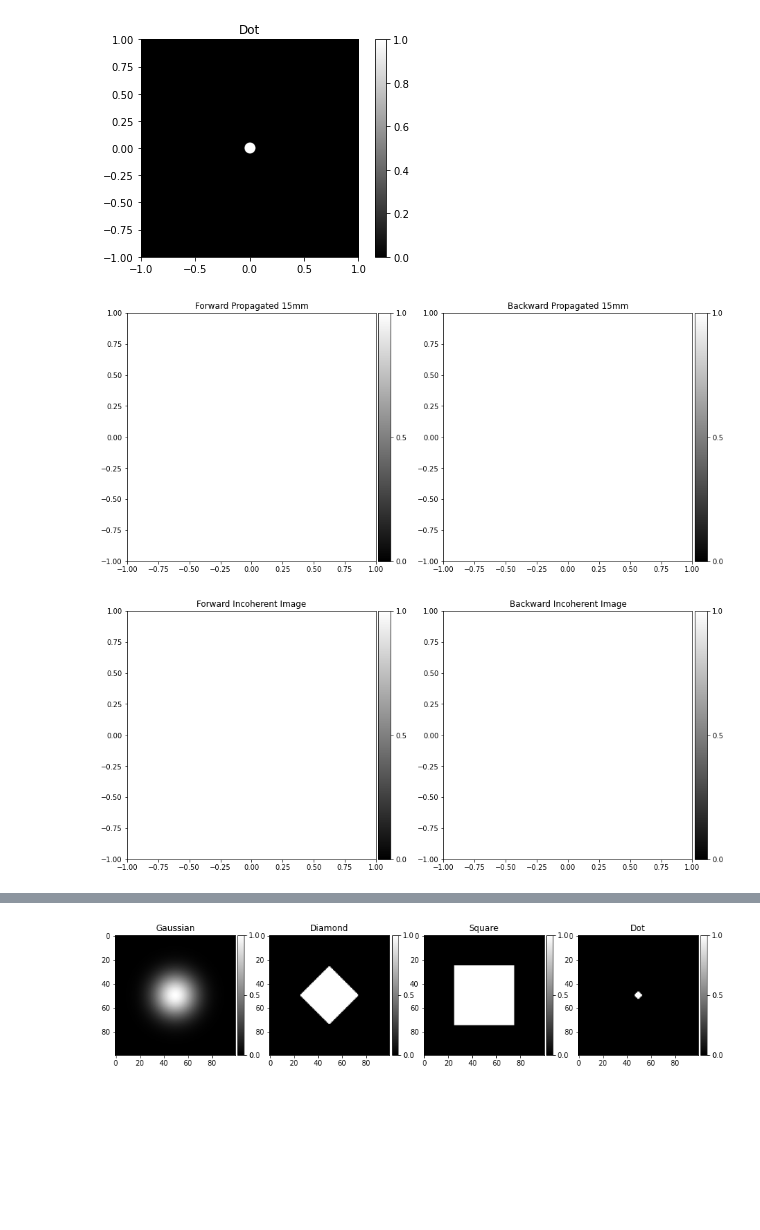
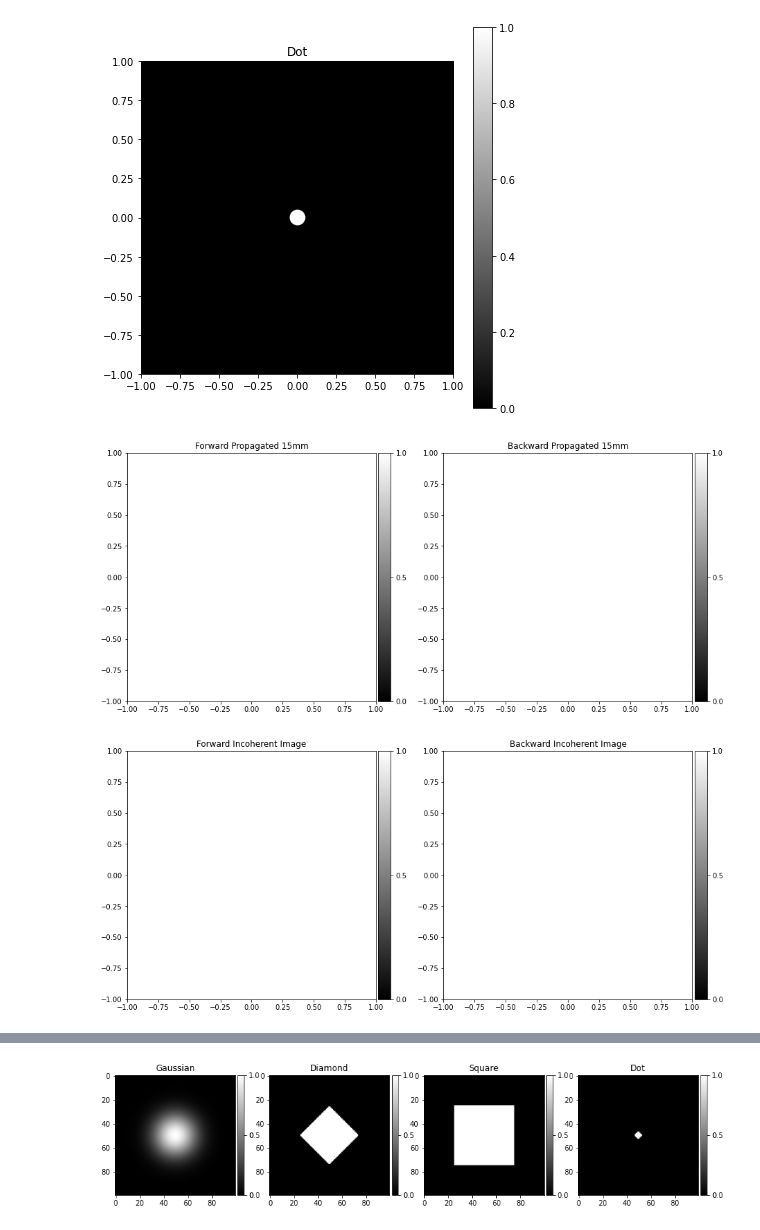
Before and after one commit to cjmcmahon1/FINCH, a Jupyter notebook: bench_sim.ipynb, the cells around one changed output, grey strips where cells are left out. Cells and saved outputs as stored; diff of their text form; code cells hidden in the pictures; blank space fills up the shorter version.

Commit message:
markdown and plotting updates

```diff
--- a/bench_sim.ipynb
+++ b/bench_sim.ipynb
@@ -37,12 +32,13 @@ from mpl_toolkits.axes_grid1 import make_axes_locatable #for making nice colorba
 class image_plane:
     #dataclass representing a 2D image plane with a label
     #simplifies plotting, labeling, and propagating images
+    #TODO: fix axes labels to reflect actual bench measurements
     image: np.ndarray
     label: str
     axes: tuple = ((-1, 1), (-1, 1))
 
     def plot(self, savefig=False):
-        plt.figure("{}".format(self.label))
+        plt.figure("{}".format(self.label), figsize=(7,7))
         plt.imshow(np.abs(self.image)**2, vmin=0, vmax=1, cmap='gray',
                    extent=[*self.axes[0], *self.axes[1]])
         plt.colorbar()
@@ -185,37 +171,40 @@ To simplify the simulation and work up, I will assume a linear polarizer is in p
 The simulated image is the convolution of the PSF(dot above) with the ground truth image.
 We will want to add in magnification, but that will just be a factor in the denominator of the phase.
 # %%
+#approximate measurements of parameters in my optical setup.
+#I don't notice any interference pattern with these parameters.
 bench_measurements = {"wavelength":490e-9, #490nm
                       "L":2.5e-2,#2.5cm
                       "z_total":415e-3, #~415mm
                       "wxp":1.25e-2, #1.25cm
                       "displacement":15e-3 #~15mm
                      }
 point = image_plane(circ(point_distribution(1000), 0.05), "Dot")
 point.plot()
+#We propagate a constant instead of a dot here for testing purposes. It may be easier to see interference this way.
 p_forward  = fresnel_TF_prop(const, bench_measurements["L"],
                              bench_measurements["displacement"],
                              wavelength=bench_measurements["wavelength"],
                              label="Forward Propagated 15mm")
 p_backward = fresnel_TF_prop(const, bench_measurements["L"],
                              -1*bench_measurements["displacement"],
                              wavelength=bench_measurements["wavelength"],
                              label="Backward Propagated 15mm")
 inc_p_forward  = incoherent_image(p_forward, bench_measurements["L"],
                         bench_measurements["z_total"]-bench_measurements["displacement"],
                         bench_measurements["wxp"], wavelength=bench_measurements["wavelength"],
                         label="Forward Incoherent Image")
 inc_p_backward = incoherent_image(p_backward, bench_measurements["L"],
                         bench_measurements["z_total"]+bench_measurements["displacement"],
                         bench_measurements["wxp"], wavelength=bench_measurements["wavelength"],
                         label="Backward Incoherent Image")
-psf = inc_p_forward + inc_p_backward
+psf = image_plane((inc_p_forward + inc_p_backward).image, "Point Spread Function")
 #cv = convolution(psf, const, label = "Constant * PSF")
 plot_images([p_forward, p_backward])
 plot_images([inc_p_forward, inc_p_backward])
 psf.plot()
 #plot_images([psf, cv])
 # %% [output]
-[figure, old version]
+[figure, new version]
 [figure]
 [figure]
```
Also changed, not shown: parts of 6 cells of this notebook.
